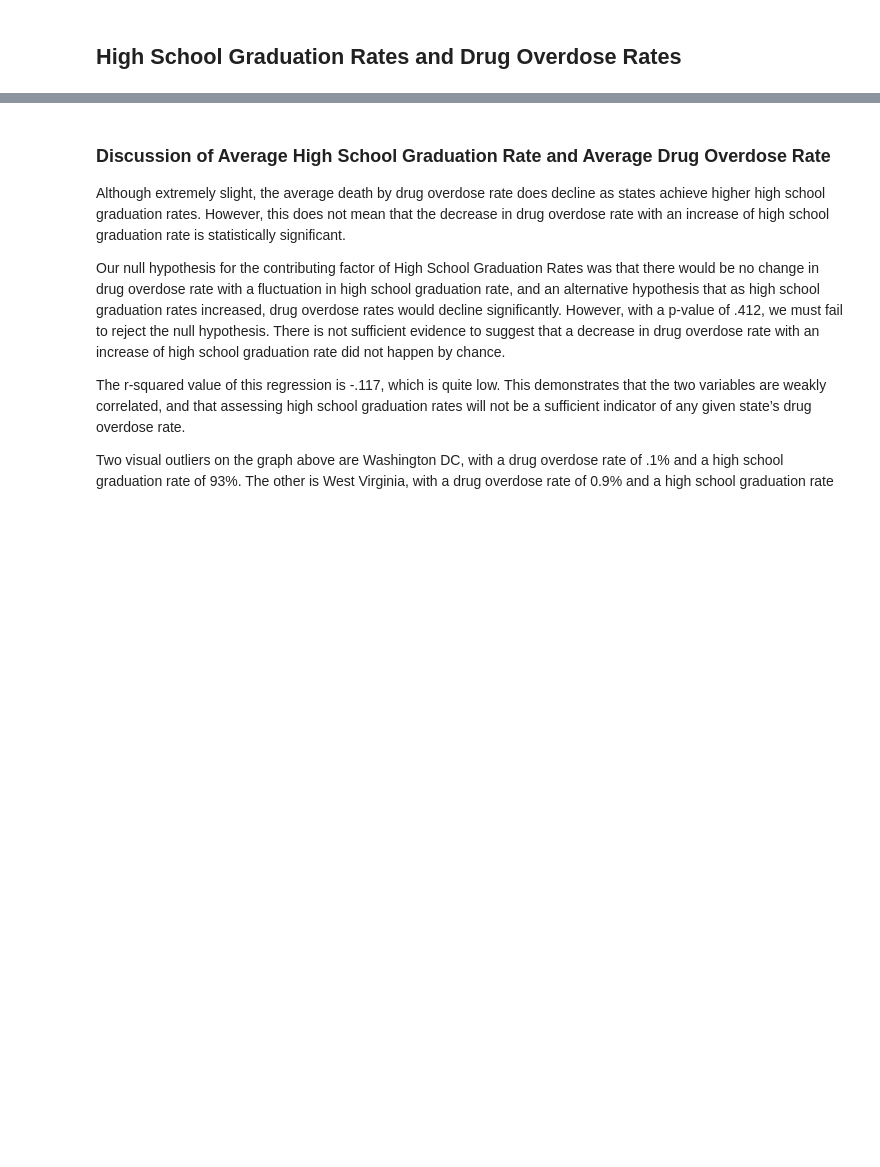
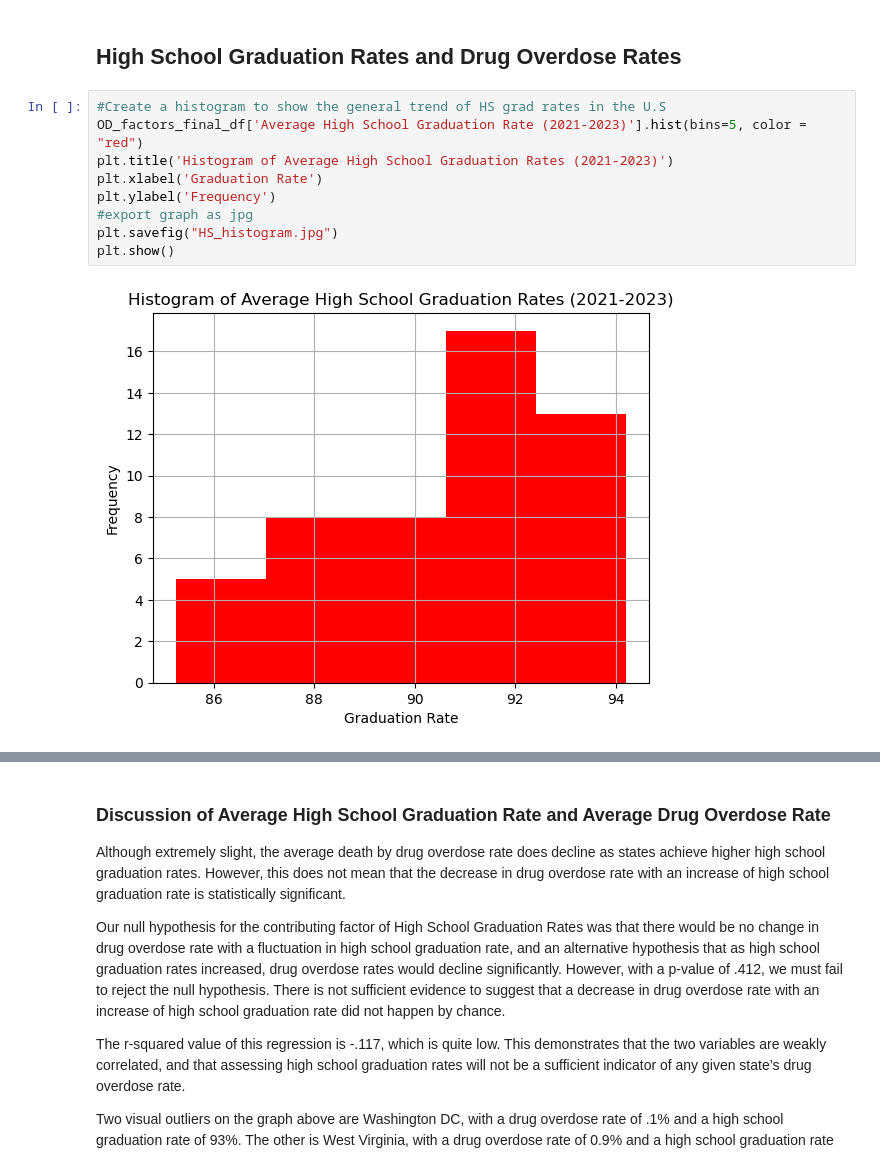
Before and after one commit to kileykarecki/Project-1, a Jupyter notebook: Drug_Overdose_and_Contributing_Factors.ipynb, the cells around one changed output, grey strips where cells are left out. Drawn from its saved outputs; the diff is of its cells as text; blank space fills up the shorter version.

Commit message:
histograms to describe different variables

```diff
--- a/Drug_Overdose_and_Contributing_Factors.ipynb
+++ b/Drug_Overdose_and_Contributing_Factors.ipynb
@@ -206,6 +204,17 @@ def linear_reg(df, x_col, y_col, color):
     print(f"The linear regression has a p-value of {round(p_value,3)}.")
 # %% [markdown]
 ## High School Graduation Rates and Drug Overdose Rates
+# %%
+#Create a histogram to show the general trend of HS grad rates in the U.S
+OD_factors_final_df['Average High School Graduation Rate (2021-2023)'].hist(bins=5, color = "red")
+plt.title('Histogram of Average High School Graduation Rates (2021-2023)')
+plt.xlabel('Graduation Rate')
+plt.ylabel('Frequency')
+#export graph as jpg
+plt.savefig("HS_histogram.jpg")
+plt.show()
+# %% [output]
+[figure, added]
 # %%
 # Start Caluclations
 # Q1: How does education rates (high school graduation) affect overdose rates by county across different regional areas in the US?
```
Also changed, not shown: parts of 6 cells of this notebook, 11 other files.
